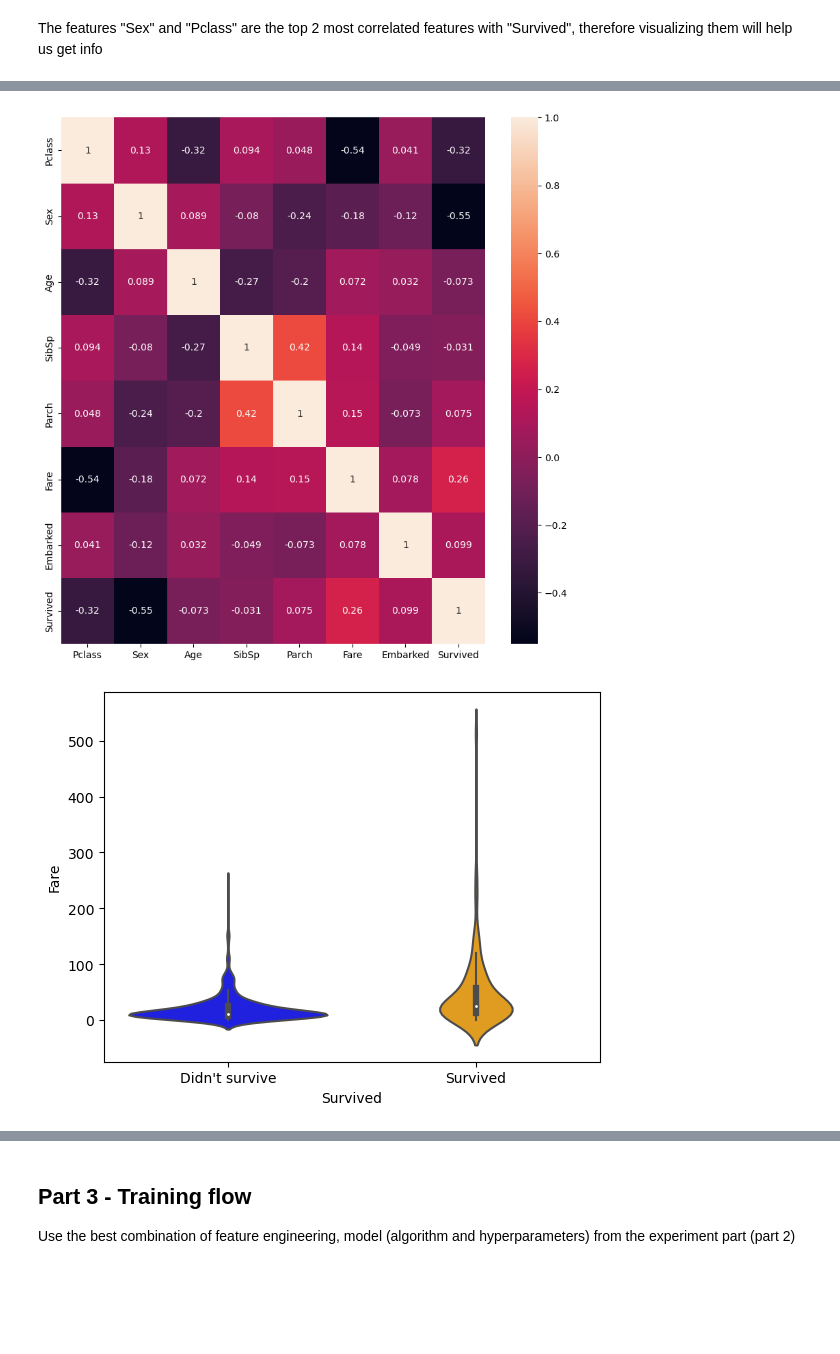
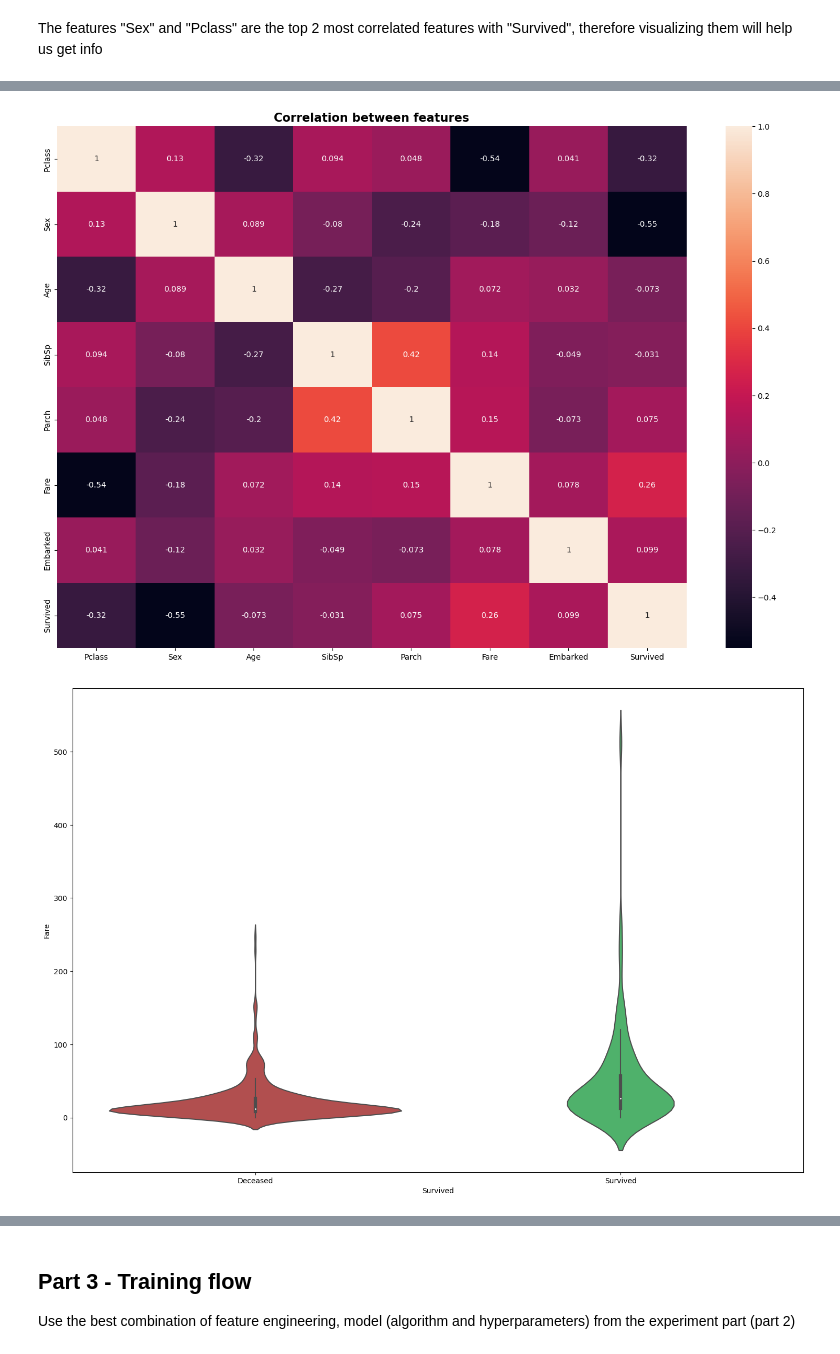
Before and after one commit to David-Saadia/supervised-learning-flow-SoloBranch, a Jupyter notebook: supervised_learning_flow.ipynb, the cells around one changed output, grey strips where cells are left out. Drawn from its saved outputs; the diff is of its cells as text; code cells hidden in the pictures; blank space fills up the shorter version.

```diff
--- a/supervised_learning_flow.ipynb
+++ b/supervised_learning_flow.ipynb
@@ -191,14 +207,16 @@ We will show a heatmap of the correlation of each class.
 # %%
-plt.figure(figsize = (10,10))
+plt.figure(figsize = (18,12))
 sns.heatmap(titanic_train.corr(), annot = True)
+plt.title("Correlation between features", fontweight = "bold", fontsize=15)
 plt.show()
 # %% [output]
-[figure, old version]
+[figure, new version]
 # %%
-Violin= sns.violinplot(x="Survived", y="Fare", data=titanic_train, palette = ["blue", "orange"] )
-xlabels = ["Didn't survive", "Survived"]
+plt.figure(figsize=(18,12))
+Violin= sns.violinplot(x="Survived", y="Fare", data=titanic_train, palette = ["#c13f3f", "#3fc164"])
+xlabels = ["Deceased", "Survived"]
 Violin.set(xticklabels=xlabels)
 plt.show()
 # %% [output]
-[figure, old version]
+[figure, new version]
 # %%
```
Also changed, not shown: parts of 16 cells of this notebook.
